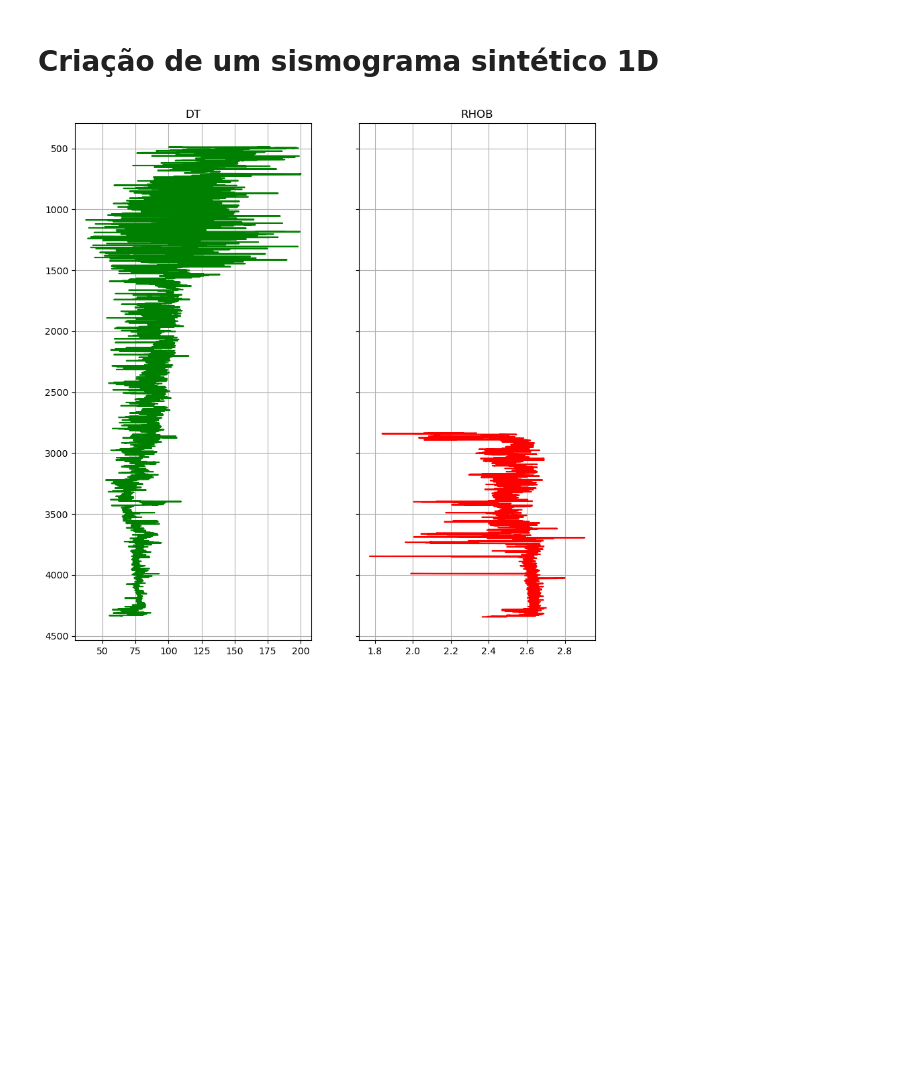
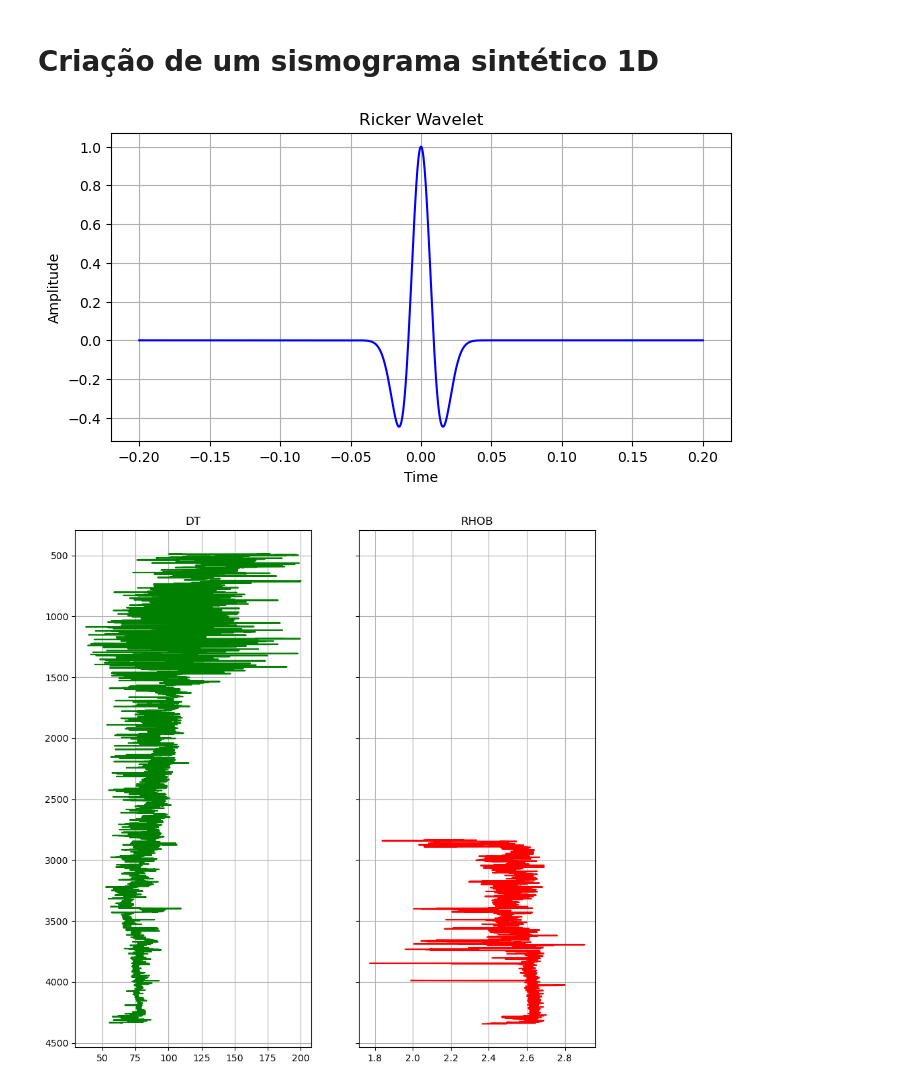
Before and after one commit to VictorCarreira/sismica, a Jupyter notebook: programs/sis1D.ipynb, the cells around one changed output. Drawn from its saved outputs; the diff is of its cells as text; code cells hidden in the pictures; blank space fills up the shorter version.

Commit message:
Inserindo função Ricker

```diff
--- a/programs/sis1D.ipynb
+++ b/programs/sis1D.ipynb
@@ -230,6 +230,39 @@ def coef_refletividade(impedancia_acustica):
         coef_refletividade[i] = (impedancia_acustica[i] - impedancia_acustica[i-1]) / (impedancia_acustica[i] + impedancia_acustica[i-1])
 
     return coef_refletividade
+# %%
+## Função da Fonte Ricker
+def ricker_wavelet(t, f):
+    """
+    Generate a Ricker wavelet.
+
+    Parameters:
+    t (numpy array): Time array.
+    f (float): Center frequency of the wavelet.
+
+    Returns:
+    numpy array: Ricker wavelet.
+    """
+    A = (1 - 2 * np.pi ** 2 * f ** 2 * t ** 2) * np.exp(-np.pi ** 2 * f ** 2 * t ** 2)
+    return A
+
+# Parameters
+f = 25  # Center frequency of the Ricker wavelet
+t = np.linspace(-0.2, 0.2, 1000)  # Time array
+
+# Generate Ricker wavelet
+ricker = ricker_wavelet(t, f)
+
+# Plot
+plt.figure(figsize=(8, 4))
+plt.plot(t, ricker, color='blue')
+plt.title('Ricker Wavelet')
+plt.xlabel('Time')
+plt.ylabel('Amplitude')
+plt.grid(True)
+plt.show()
+# %% [output]
+[figure, added]
 # %%
 # Leitura dos dados de entrada
 dt = lasio.read('../inputs/1ess53ess_1.las')
```
Also changed, not shown: parts of 6 cells of this notebook.
